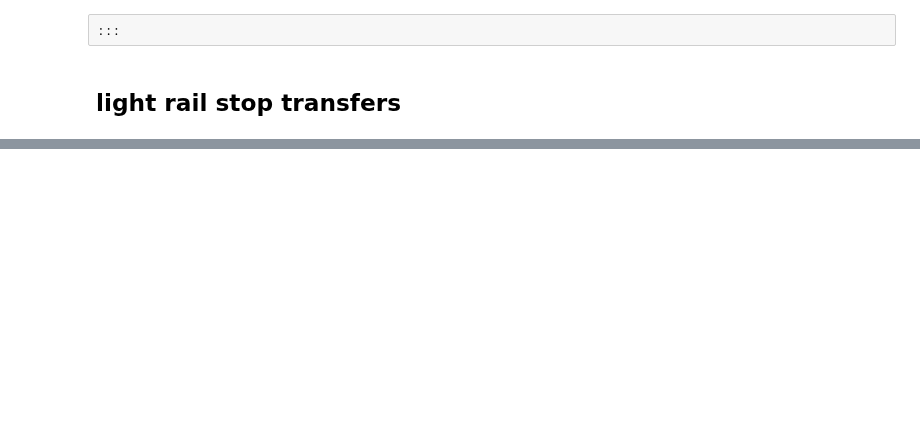
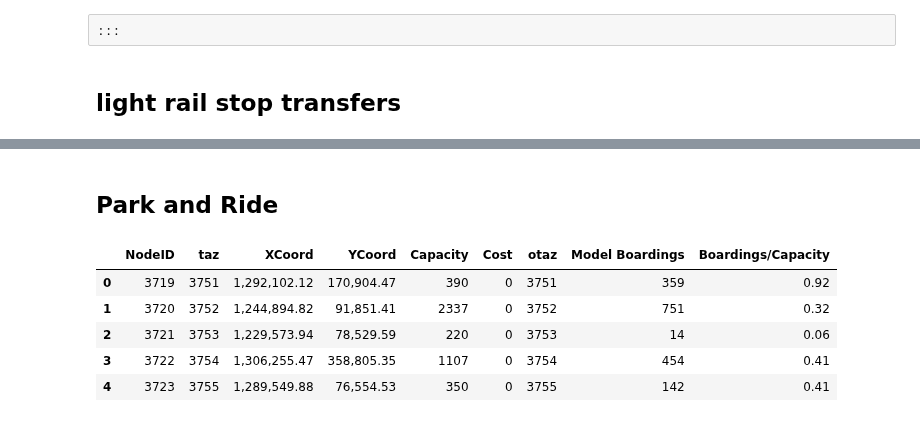
Before and after one commit to psrc/soundcast, a Jupyter notebook: scripts/summarize/validation_network/validation_scripts/transit_validation.ipynb, the cells around one changed output, grey strips where cells are left out. Saved outputs shown, nothing was run; the diff lists cells and outputs as text; code cells hidden in the pictures; blank space fills up the shorter version.

Commit message:
transit mode calibration adding park and ride transit validation

```diff
--- a/scripts/summarize/validation_network/validation_scripts/transit_validation.ipynb
+++ b/scripts/summarize/validation_network/validation_scripts/transit_validation.ipynb
@@ -600,0 +599,6 @@ df
+# %% [markdown]
+## Park and Ride
+# %%
+df = pd.read_csv(r'C:\Workspace\sc_2023_01_30_25\outputs\daysim\_trip.tsv', sep='\t')
+pnr_boardings = df[(df['otaz'].isin(range(3750,4001))) & (df['mode']==6)]
+pnr_boardings = pnr_boardings.groupby('otaz').count()[['trexpfac']].reset_index()
@@ -600,0 +769,13 @@ df
+# %%
+pnr_capacity = pd.read_csv(r'C:\Workspace\sc_2023_01_30_25\inputs\scenario\networks\p_r_nodes.csv')
+df = pnr_capacity.merge(pnr_boardings, left_on='ZoneID', right_on='otaz')
+df.rename(columns={'ZoneID': 'taz', 'trexpfac': 'Model Boardings'}, inplace=True)
+df['Boardings/Capacity'] = df['Model Boardings']/df['Capacity']
+df.head()
+# %% [output]
+|  | NodeID | taz | XCoord | YCoord | Capacity | Cost | otaz | Model Boardings | Boardings/Capacity |
+| 0 | 3719 | 3751 | 1,292,102.12 | 170,904.47 | 390 | 0 | 3751 | 359 | 0.92 |
+| 1 | 3720 | 3752 | 1,244,894.82 | 91,851.41 | 2337 | 0 | 3752 | 751 | 0.32 |
+| 2 | 3721 | 3753 | 1,229,573.94 | 78,529.59 | 220 | 0 | 3753 | 14 | 0.06 |
+| 3 | 3722 | 3754 | 1,306,255.47 | 358,805.35 | 1107 | 0 | 3754 | 454 | 0.41 |
+| 4 | 3723 | 3755 | 1,289,549.88 | 76,554.53 | 350 | 0 | 3755 | 142 | 0.41 |
```
Also changed, not shown: parts of 29 cells of this notebook, 5 other files.
